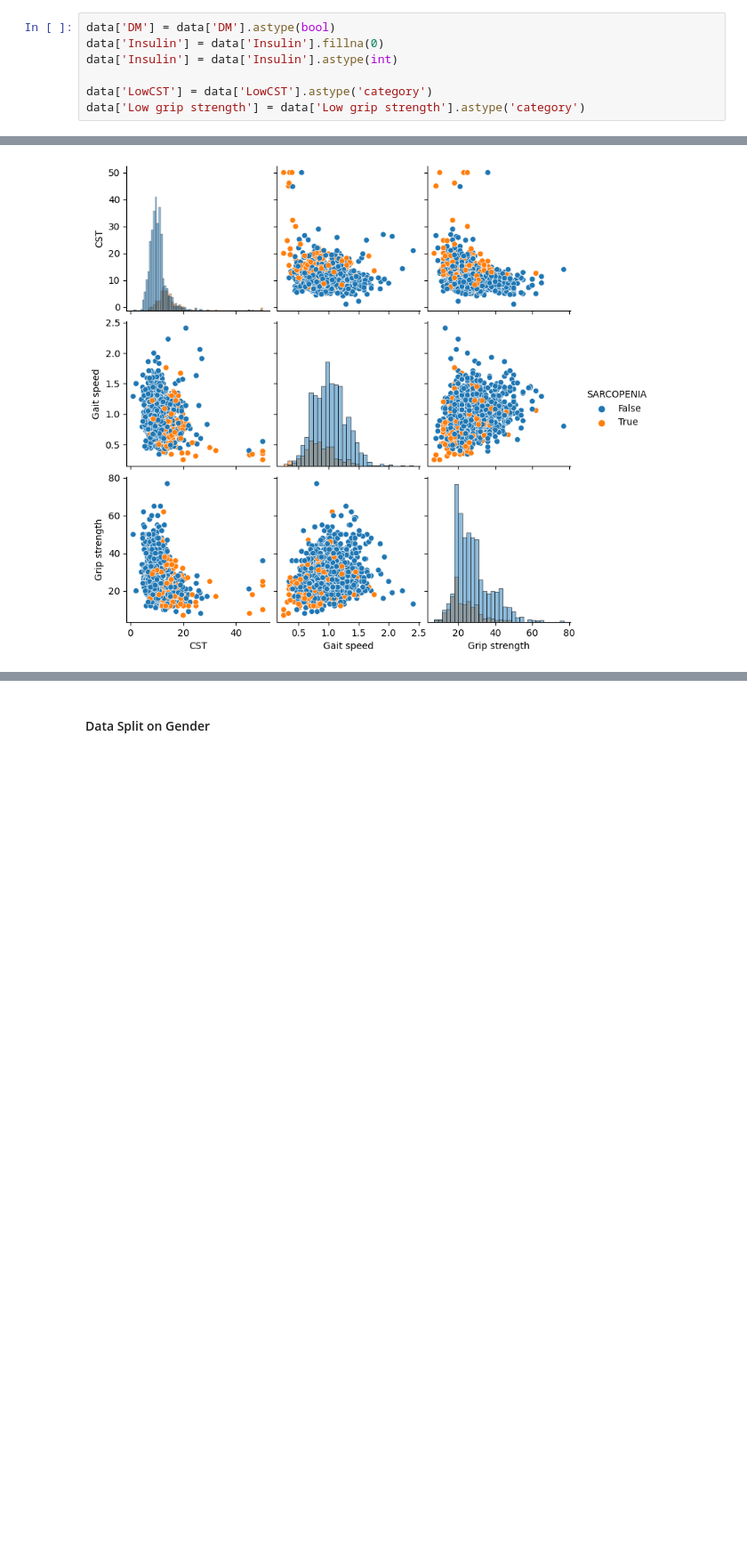
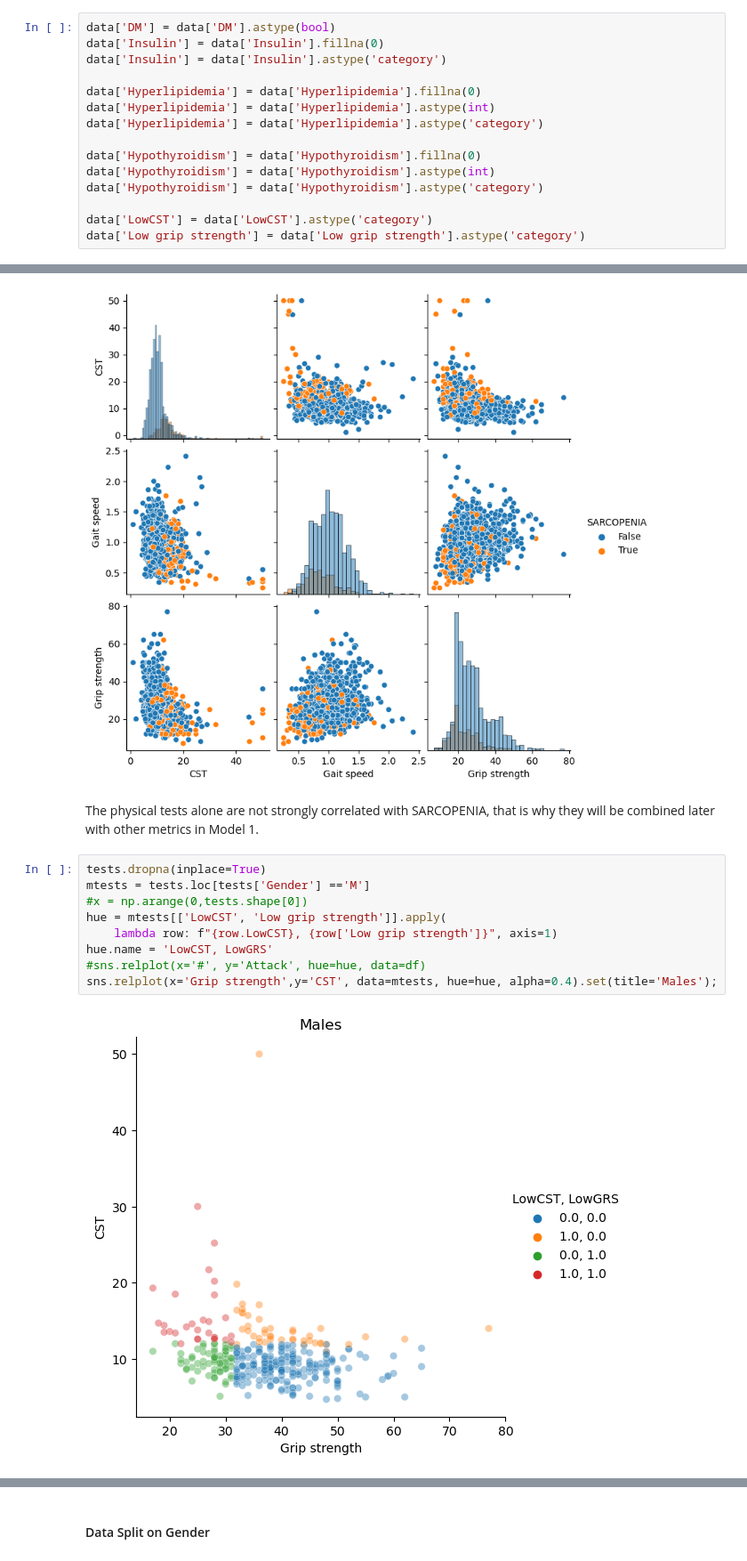
Before and after one commit to rfryrice/data-science, a Jupyter notebook: Project 3 - Detecting Sarcopenia.ipynb, the cells around one changed output, grey strips where cells are left out. Shown at 89% size. Saved outputs shown, nothing was run; the diff lists cells and outputs as text; blank space fills up the shorter version.

```diff
--- a/Project 3 - Detecting Sarcopenia.ipynb
+++ b/Project 3 - Detecting Sarcopenia.ipynb
@@ -167,7 +168,15 @@ Name: Alcohol, dtype: int64
 # %%
 data['DM'] = data['DM'].astype(bool)
 data['Insulin'] = data['Insulin'].fillna(0)
-data['Insulin'] = data['Insulin'].astype(int)
+data['Insulin'] = data['Insulin'].astype('category')
+
+data['Hyperlipidemia'] = data['Hyperlipidemia'].fillna(0)
+data['Hyperlipidemia'] = data['Hyperlipidemia'].astype(int)
+data['Hyperlipidemia'] = data['Hyperlipidemia'].astype('category')
+
+data['Hypothyroidism'] = data['Hypothyroidism'].fillna(0)
+data['Hypothyroidism'] = data['Hypothyroidism'].astype(int)
+data['Hypothyroidism'] = data['Hypothyroidism'].astype('category')
 
 data['LowCST'] = data['LowCST'].astype('category')
 data['Low grip strength'] = data['Low grip strength'].astype('category')
@@ -314,3 +323,16 @@ sns.pairplot(tests, hue='SARCOPENIA', diag_kind="hist")
 # %% [output]
 <seaborn.axisgrid.PairGrid at 0x...>
 [figure]
+# %% [markdown]
+The physical tests alone are not strongly correlated with SARCOPENIA, that is why they will be combined later with other metrics in Model 1.
+# %%
+tests.dropna(inplace=True)
+mtests = tests.loc[tests['Gender'] =='M']
+#x = np.arange(0,tests.shape[0])
+hue = mtests[['LowCST', 'Low grip strength']].apply(
+    lambda row: f"{row.LowCST}, {row['Low grip strength']}", axis=1)
+hue.name = 'LowCST, LowGRS'
+#sns.relplot(x='#', y='Attack', hue=hue, data=df)
+sns.relplot(x='Grip strength',y='CST', data=mtests, hue=hue, alpha=0.4).set(title='Males');
+# %% [output]
+[figure, added]
```
Also changed, not shown: parts of 42 cells of this notebook, 2 other files.
